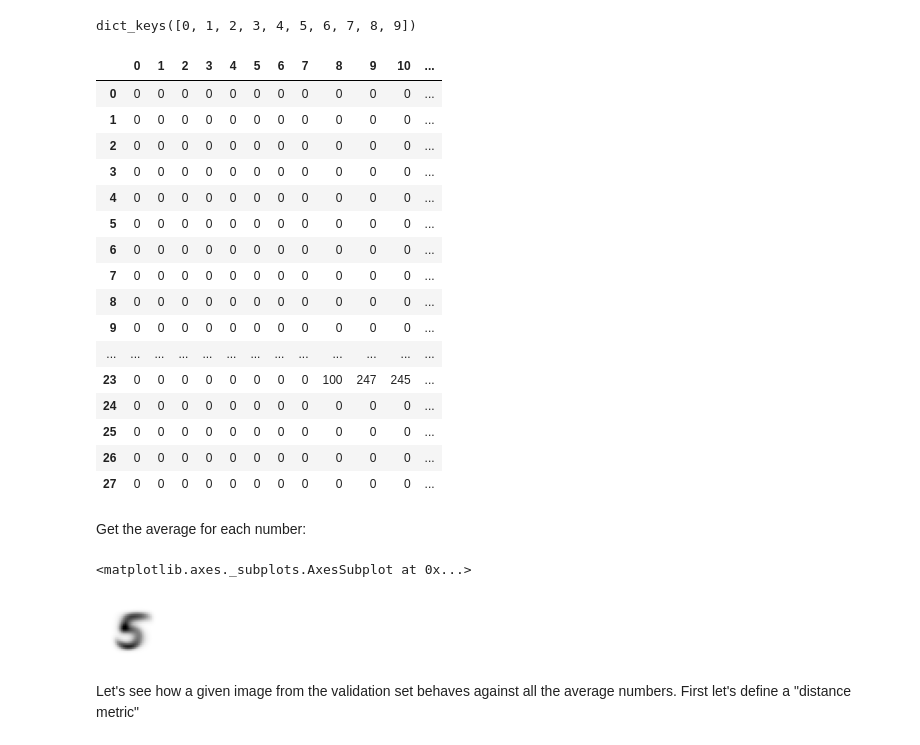
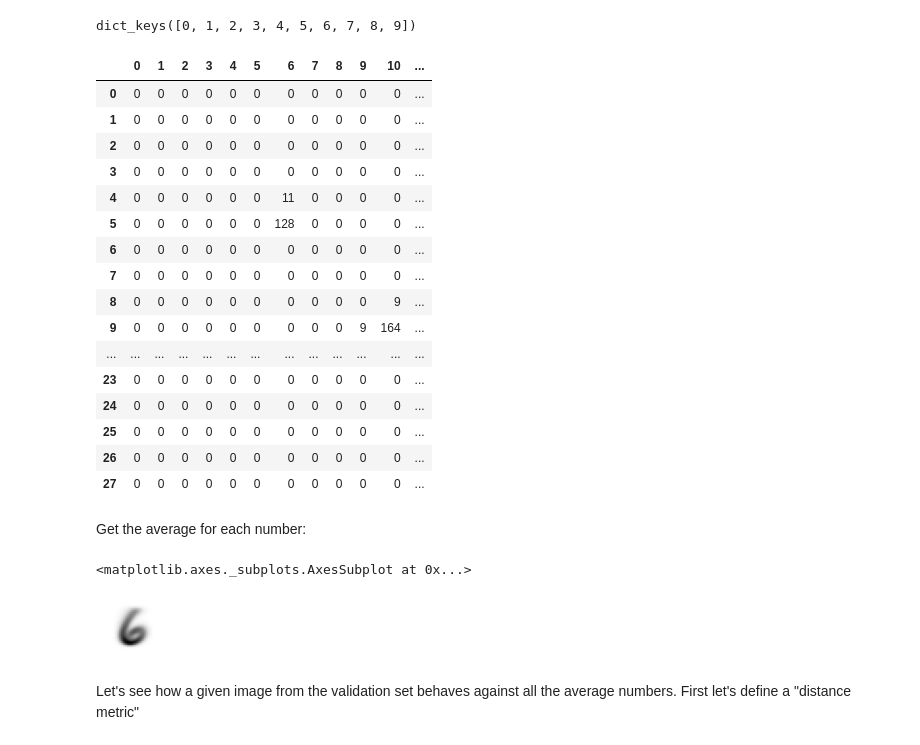
Before and after one commit to francescolosterzo/fastbook, a Jupyter notebook: exercises/mnist_full.ipynb, the cells around one changed output. Saved outputs shown, nothing was run; the diff lists cells and outputs as text; code cells hidden in the pictures.

```diff
--- a/exercises/mnist_full.ipynb
+++ b/exercises/mnist_full.ipynb
@@ -60,21 +56,21 @@ train_data.keys()
 # %% [output]
 dict_keys([0, 1, 2, 3, 4, 5, 6, 7, 8, 9])
 # %%
-pd.DataFrame((train_data[8][0]*255).int()).style.set_properties(**{'font_size': '6pt'}).background_gradient('Greys')
+pd.DataFrame((train_data[6][0]*255).int()).style.set_properties(**{'font_size': '6pt'}).background_gradient('Greys')
 # %% [output]
 |  | 0 | 1 | 2 | 3 | 4 | 5 | 6 | 7 | 8 | 9 | 10 | ... |
 | 0 | 0 | 0 | 0 | 0 | 0 | 0 | 0 | 0 | 0 | 0 | 0 | ... |
 | 1 | 0 | 0 | 0 | 0 | 0 | 0 | 0 | 0 | 0 | 0 | 0 | ... |
 | 2 | 0 | 0 | 0 | 0 | 0 | 0 | 0 | 0 | 0 | 0 | 0 | ... |
 | 3 | 0 | 0 | 0 | 0 | 0 | 0 | 0 | 0 | 0 | 0 | 0 | ... |
-| 4 | 0 | 0 | 0 | 0 | 0 | 0 | 0 | 0 | 0 | 0 | 0 | ... |
-| 5 | 0 | 0 | 0 | 0 | 0 | 0 | 0 | 0 | 0 | 0 | 0 | ... |
+| 4 | 0 | 0 | 0 | 0 | 0 | 0 | 11 | 0 | 0 | 0 | 0 | ... |
+| 5 | 0 | 0 | 0 | 0 | 0 | 0 | 128 | 0 | 0 | 0 | 0 | ... |
 | 6 | 0 | 0 | 0 | 0 | 0 | 0 | 0 | 0 | 0 | 0 | 0 | ... |
 | 7 | 0 | 0 | 0 | 0 | 0 | 0 | 0 | 0 | 0 | 0 | 0 | ... |
-| 8 | 0 | 0 | 0 | 0 | 0 | 0 | 0 | 0 | 0 | 0 | 0 | ... |
-| 9 | 0 | 0 | 0 | 0 | 0 | 0 | 0 | 0 | 0 | 0 | 0 | ... |
+| 8 | 0 | 0 | 0 | 0 | 0 | 0 | 0 | 0 | 0 | 0 | 9 | ... |
+| 9 | 0 | 0 | 0 | 0 | 0 | 0 | 0 | 0 | 0 | 9 | 164 | ... |
 | ... | ... | ... | ... | ... | ... | ... | ... | ... | ... | ... | ... | ... |
-| 23 | 0 | 0 | 0 | 0 | 0 | 0 | 0 | 0 | 100 | 247 | 245 | ... |
+| 23 | 0 | 0 | 0 | 0 | 0 | 0 | 0 | 0 | 0 | 0 | 0 | ... |
 | 24 | 0 | 0 | 0 | 0 | 0 | 0 | 0 | 0 | 0 | 0 | 0 | ... |
 | 25 | 0 | 0 | 0 | 0 | 0 | 0 | 0 | 0 | 0 | 0 | 0 | ... |
 | 26 | 0 | 0 | 0 | 0 | 0 | 0 | 0 | 0 | 0 | 0 | 0 | ... |
@@ -84,12 +80,12 @@ Get the average for each number:
 # %%
 average_num = {}
 for k in numbers:
   average_num[k] = train_data[k].mean(0)
 
-show_image(average_num[5])
+show_image(average_num[6])
 # %% [output]
 <matplotlib.axes._subplots.AxesSubplot at 0x...>
-[figure, old version]
+[figure, new version]
 # %% [markdown]
 Let's see how a given image from the validation set behaves against all the average numbers. First let's define a "distance metric"
 # %%
```
Also changed, not shown: parts of 44 cells of this notebook.
